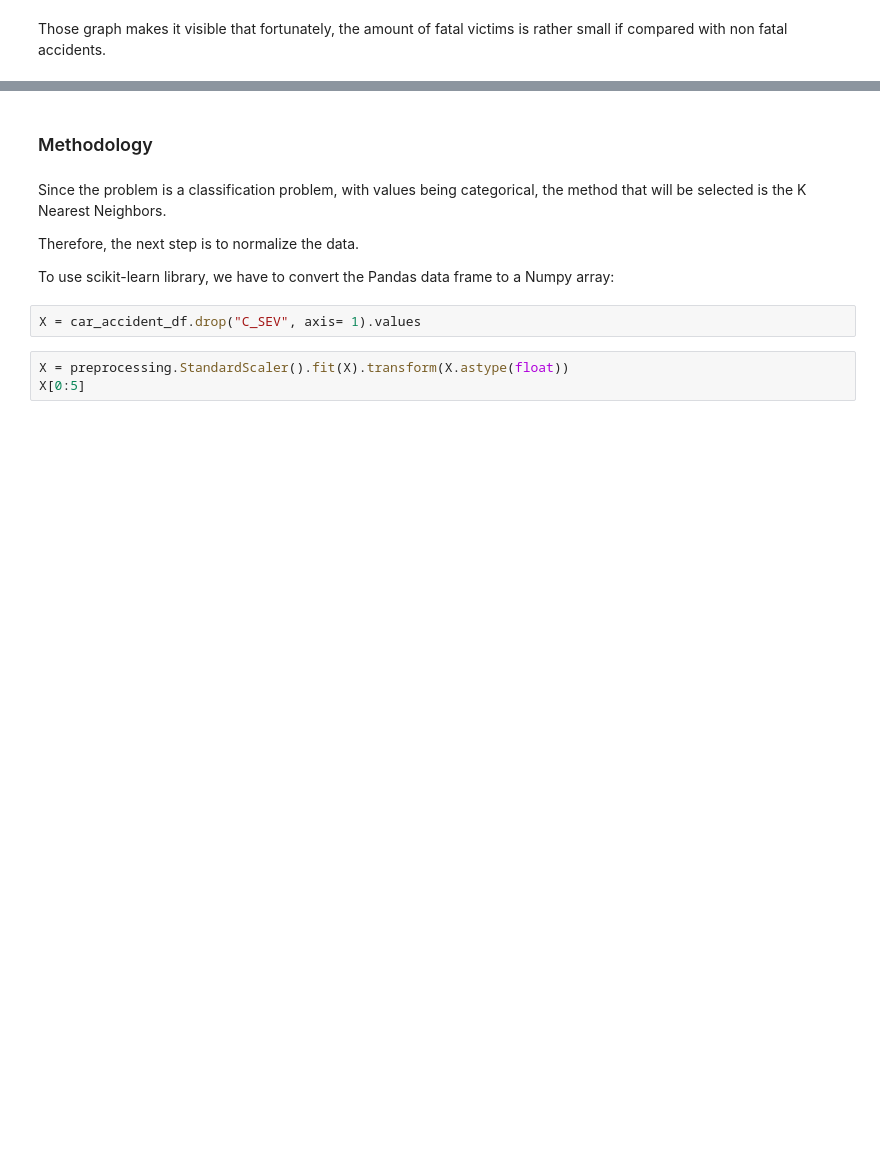
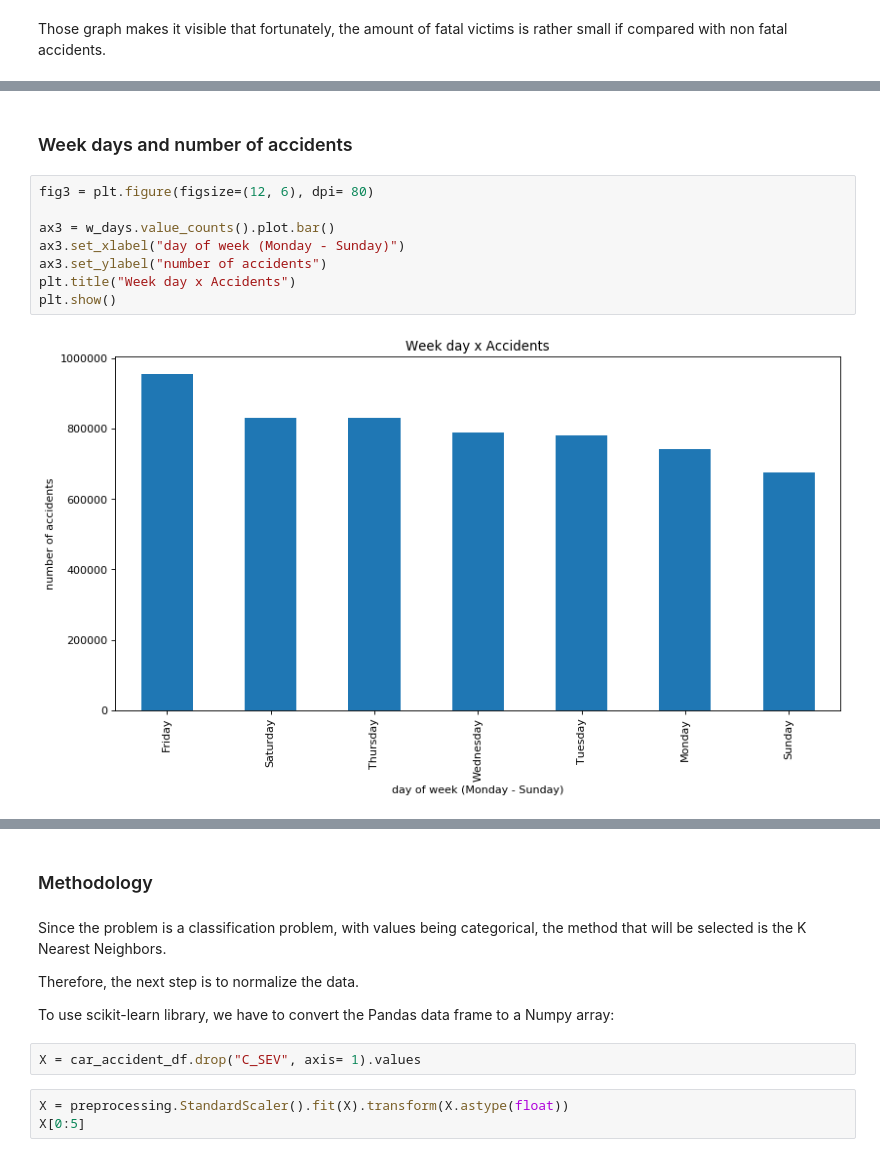
Before and after one commit to carloscaeduardo/Coursera_Capstone2, a Jupyter notebook: Canada_collision_prediction.ipynb, the cells around one changed output, grey strips where cells are left out. Saved outputs shown, nothing was run; the diff lists cells and outputs as text; blank space fills up the shorter version.

```diff
--- a/Canada_collision_prediction.ipynb
+++ b/Canada_collision_prediction.ipynb
@@ -216,0 +259,12 @@ for p in ax1.patches:
+# %% [markdown]
+<h3>Week days and number of accidents</h3>
+# %%
+fig3 = plt.figure(figsize=(12, 6), dpi= 80)
+
+ax3 = w_days.value_counts().plot.bar()
+ax3.set_xlabel("day of week (Monday - Sunday)")
+ax3.set_ylabel("number of accidents")
+plt.title("Week day x Accidents")
+plt.show()
+# %% [output]
+[figure, added]
```
Also changed, not shown: parts of 20 cells of this notebook.
